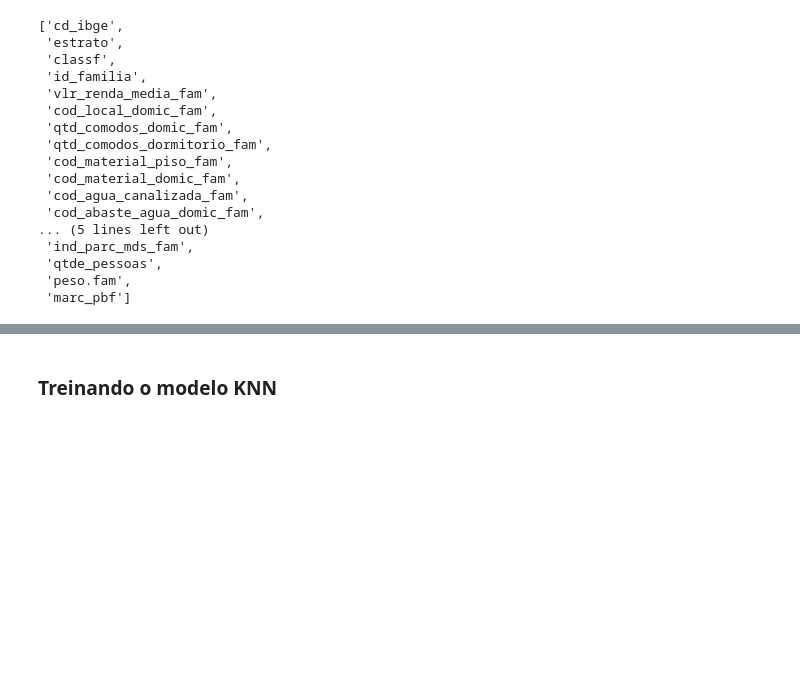
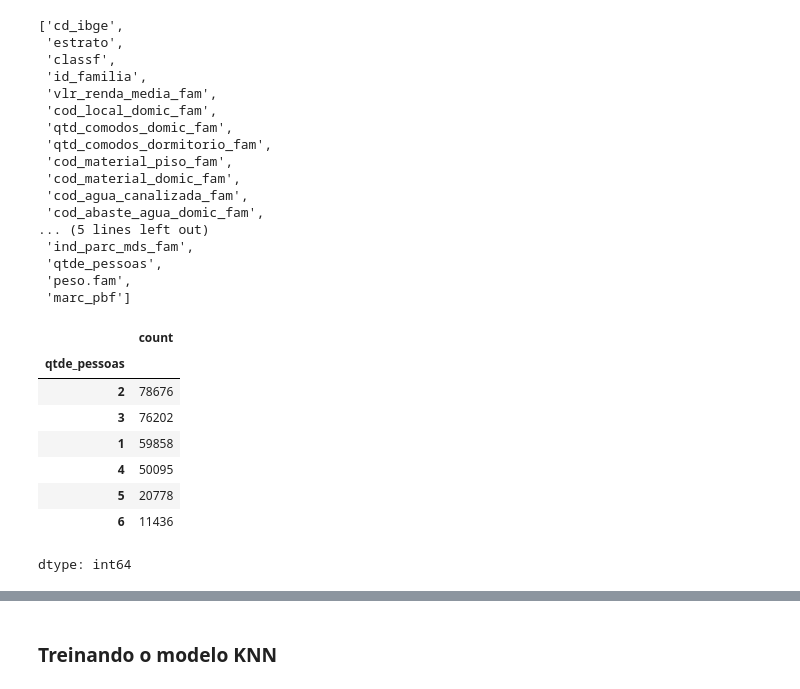
Before and after one commit to mariabandeira/AdministracaoPublica, a Jupyter notebook: CadUnico/KNN/TrainningPB.ipynb, the cells around one changed output, grey strips where cells are left out. Cells and saved outputs as stored; diff of their text form; code cells hidden in the pictures; blank space fills up the shorter version.

```diff
--- a/CadUnico/KNN/TrainningPB.ipynb
+++ b/CadUnico/KNN/TrainningPB.ipynb
@@ -79,4 +77,31 @@ columns_to_drop = ['cd_ibge', 'id_familia', 'peso.fam']
 treated_data_PB = treated_data_PB.drop(columns=columns_to_drop)
+# %%
+def classificar(x):
+    if x == 1:
+        return 1
+    elif x == 2:
+        return 2
+    elif x == 3:
+        return 3
+    elif x == 4:
+        return 4
+    elif x == 5:
+        return 5
+    else:
+        return 6
+
+treated_data_PB['qtde_pessoas'] = treated_data_PB['qtde_pessoas'].apply(classificar)
+treated_data_PB['qtde_pessoas'].value_counts()
+# %% [output]
+|  | count |
+| qtde_pessoas |  |
+| 2 | 78676 |
+| 3 | 76202 |
+| 1 | 59858 |
+| 4 | 50095 |
+| 5 | 20778 |
+| 6 | 11436 |
+dtype: int64
 # %%
 treated_data_PB.describe()
 # %% [output]
```
Also changed, not shown: parts of 12 cells of this notebook.
